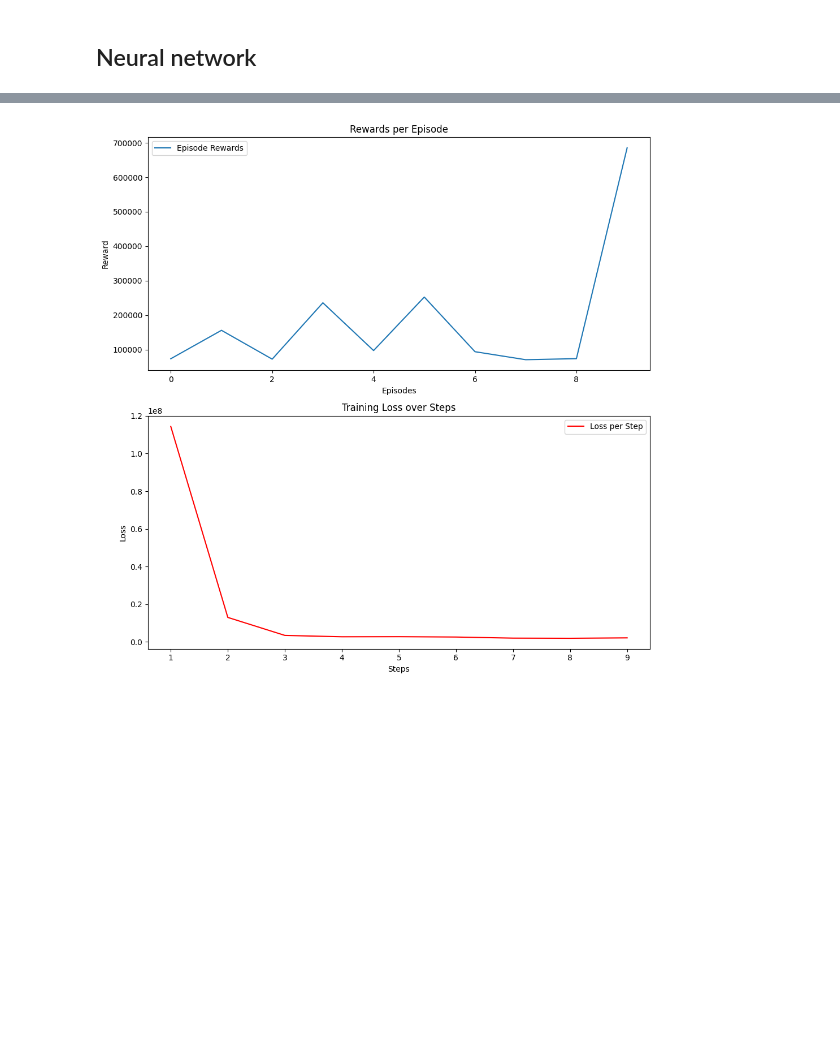
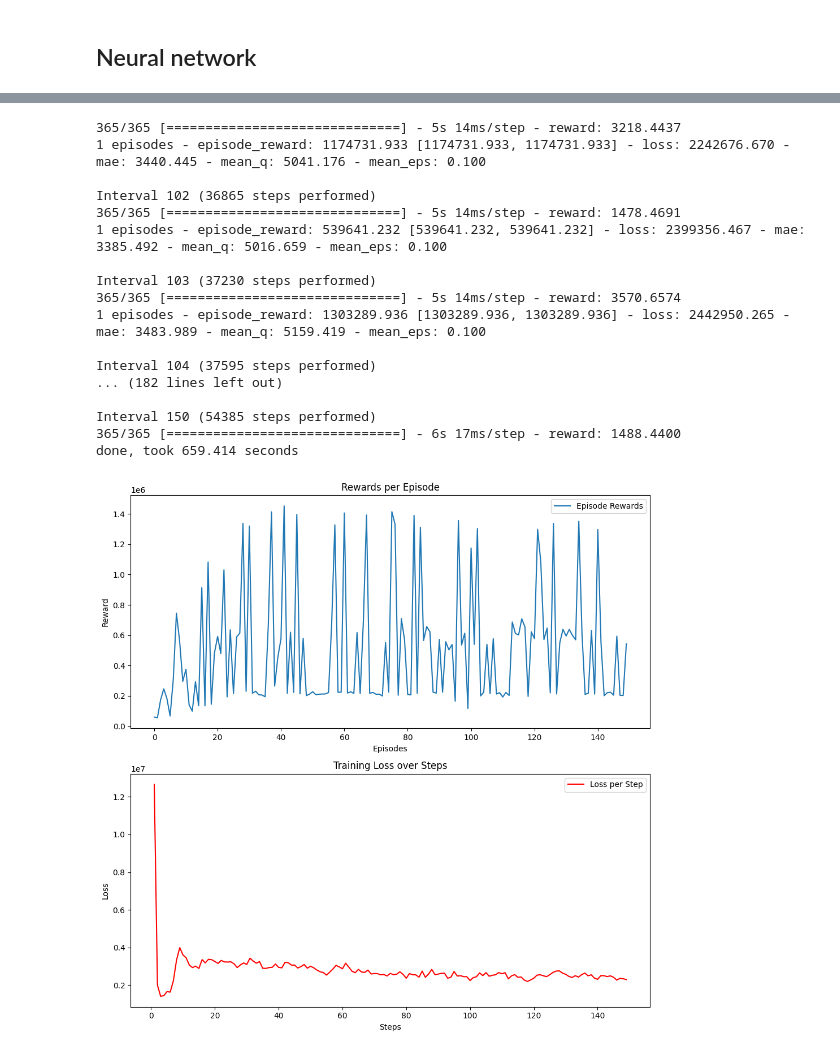
Before and after one commit to Linkschris/AdvancedBA, a Jupyter notebook: final_project/submission_notebook.ipynb, the cells around one changed output, grey strips where cells are left out. Cells and saved outputs as stored; diff of their text form; code cells hidden in the pictures; blank space fills up the shorter version.

```diff
--- a/final_project/submission_notebook.ipynb
+++ b/final_project/submission_notebook.ipynb
@@ -604,6 +597,6 @@ WARNING:tensorflow:From c:\Users\janle\AppData\Local\Programs\Python\Python311\L
 # %%
 nb_max_episode_steps = 365
-nb_steps = nb_max_episode_steps*10
+nb_steps = nb_max_episode_steps*150
 log_filename = 'results/dqn_BatteryManagementEnv_log.json'
 logger = FileLogger(log_filename, interval=nb_max_episode_steps)
 
@@ -638,4 +628,21 @@ done, took 75.179 seconds
+365/365 [==============================] - 5s 14ms/step - reward: 3218.4437
+1 episodes - episode_reward: 1174731.933 [1174731.933, 1174731.933] - loss: 2242676.670 - mae: 3440.445 - mean_q: 5041.176 - mean_eps: 0.100
+
+Interval 102 (36865 steps performed)
+365/365 [==============================] - 5s 14ms/step - reward: 1478.4691
+1 episodes - episode_reward: 539641.232 [539641.232, 539641.232] - loss: 2399356.467 - mae: 3385.492 - mean_q: 5016.659 - mean_eps: 0.100
+
+Interval 103 (37230 steps performed)
+365/365 [==============================] - 5s 14ms/step - reward: 3570.6574
+1 episodes - episode_reward: 1303289.936 [1303289.936, 1303289.936] - loss: 2442950.265 - mae: 3483.989 - mean_q: 5159.419 - mean_eps: 0.100
+
+Interval 104 (37595 steps performed)
+... (182 lines left out)
+
+Interval 150 (54385 steps performed)
+365/365 [==============================] - 6s 17ms/step - reward: 1488.4400
+done, took 659.414 seconds
-[figure, old version]
+[figure, new version]
 # %%
 #load results files and plot the results
 soc_df = pd.read_csv('results/soc_df.csv', index_col=0)
```
Also changed, not shown: parts of 7 cells of this notebook, 8 other files.
